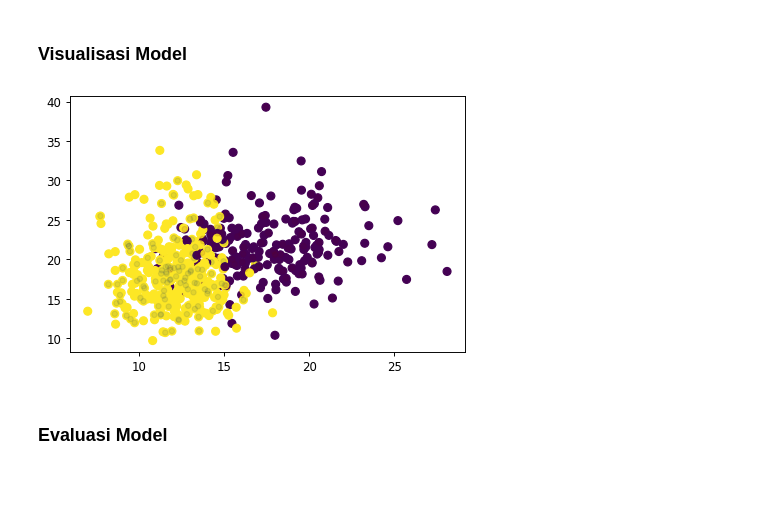
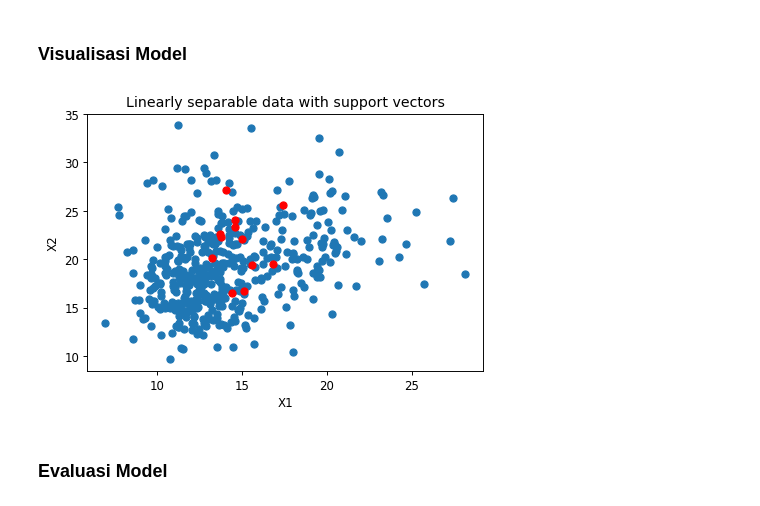
Before and after one commit to delvichen/Data-Science, a Jupyter notebook: UAS Breast Cancer Dataset.ipynb, the cells around one changed output. Drawn from its saved outputs; the diff is of its cells as text; code cells hidden in the pictures.

```diff
--- a/UAS Breast Cancer Dataset.ipynb
+++ b/UAS Breast Cancer Dataset.ipynb
@@ -219,14 +240,16 @@ plt.show()
 y_pred = model.predict(X_test)
 # %% [markdown]
 ### Visualisasi Model
-# %%
-import matplotlib.pyplot as plt
-plt.scatter(X[:, 0], X[:, 1], c=y, s=45)
-lim = plt.axis()
-plt.scatter(X_test[:, 0], X_test[:, 1], c=y_test, s=20, cmap='RdBu', alpha=0.1)
-plt.axis(lim);
-# %% [output]
-[figure, removed]
+# %%
+support_vectors = supportvector.support_vectors_
+plt.scatter(X_train[:,0], X_train[:,1])
+plt.scatter(support_vectors[:,0], support_vectors[:,1], color='red')
+plt.title('Linearly separable data with support vectors')
+plt.xlabel('X1')
+plt.ylabel('X2')
+plt.show()
+# %% [output]
+[figure, added]
 # %% [markdown]
 ### Evaluasi Model
 # %% [markdown]
```
Also changed, not shown: parts of 36 cells of this notebook.
